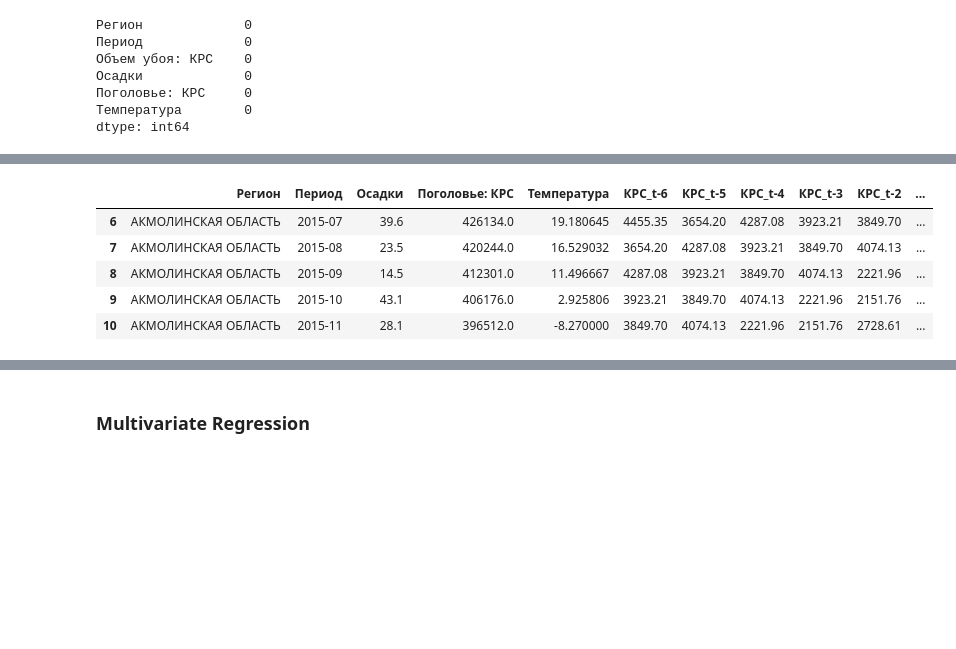
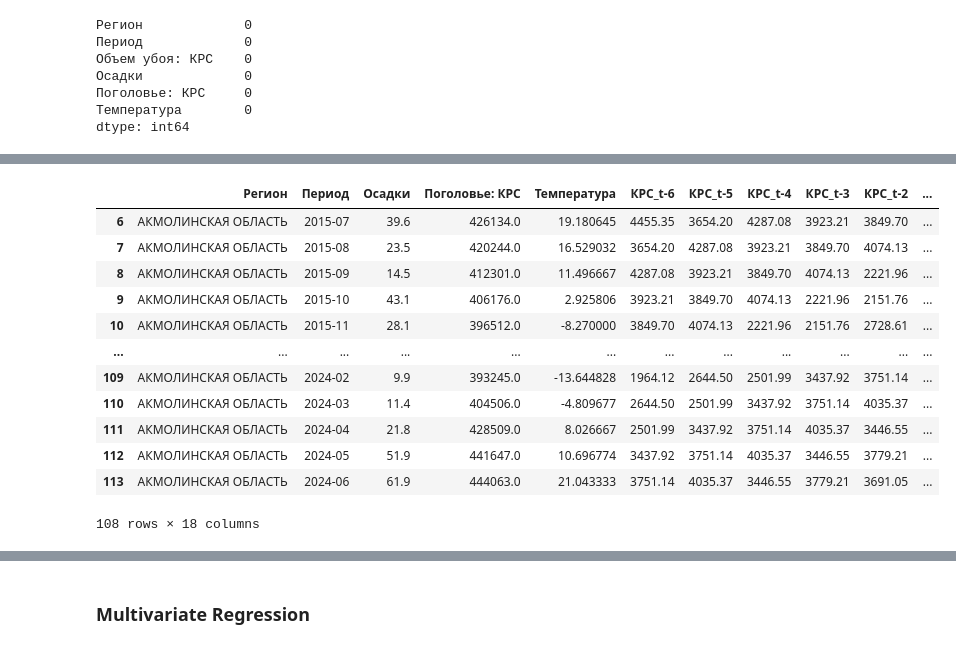
Before and after one commit to Madi147/ICC, a Jupyter notebook: Models/КРС/КРС_Akmola.ipynb, the cells around one changed output, grey strips where cells are left out. Drawn from its saved outputs; the diff is of its cells as text; code cells hidden in the pictures; blank space fills up the shorter version.

```diff
--- a/Models/КРС/КРС_Akmola.ipynb
+++ b/Models/КРС/КРС_Akmola.ipynb
@@ -111,30 +109,29 @@ plt.show()
 # %%
-# # Add lag features to your dataframe
-# for lag in range(1, 13):  # t-1 to t-4
-#     df_akmola[f"КРС_t-{lag}"] = df_akmola["Объем убоя: КРС"].shift(lag)
-
-# # Drop NA rows (due to lag creation)
-# df_akmola_lagged = df_akmola.dropna().copy()
-# df_akmola_lagged
-
 # Create lags (t-6 to t+6) for the target variable
 for lag in range(-6, 7):
     if lag < 0:
         df_akmola[f"КРС_t+{abs(lag)}"] = df_akmola["Объем убоя: КРС"].shift(lag)  # lead
     elif lag > 0:
         df_akmola[f"КРС_t-{lag}"] = df_akmola["Объем убоя: КРС"].shift(lag)
 
 # Drop NA rows caused by shifting
-df_akmola_lagged = df_akmola.dropna().copy()
-df_akmola_lagged = df_akmola_lagged[['Регион', 'Период', 'Осадки', 'Поголовье: КРС',
+df_akmola_lag = df_akmola.dropna().copy()
+df_akmola_lag = df_akmola_lag[['Регион', 'Период', 'Осадки', 'Поголовье: КРС',
        'Температура', 'КРС_t-6', 'КРС_t-5', 'КРС_t-4', 'КРС_t-3', 'КРС_t-2',
        'КРС_t-1', 'Объем убоя: КРС', 'КРС_t+1', 'КРС_t+2', 'КРС_t+3', 'КРС_t+4', 'КРС_t+5', 'КРС_t+6']]
-df_akmola_lagged.head()
+df_akmola_lag
 # %% [output]
 |  | Регион | Период | Осадки | Поголовье: КРС | Температура | КРС_t-6 | КРС_t-5 | КРС_t-4 | КРС_t-3 | КРС_t-2 | ... |
 | 6 | АКМОЛИНСКАЯ ОБЛАСТЬ | 2015-07 | 39.6 | 426134.0 | 19.180645 | 4455.35 | 3654.20 | 4287.08 | 3923.21 | 3849.70 | ... |
 | 7 | АКМОЛИНСКАЯ ОБЛАСТЬ | 2015-08 | 23.5 | 420244.0 | 16.529032 | 3654.20 | 4287.08 | 3923.21 | 3849.70 | 4074.13 | ... |
 | 8 | АКМОЛИНСКАЯ ОБЛАСТЬ | 2015-09 | 14.5 | 412301.0 | 11.496667 | 4287.08 | 3923.21 | 3849.70 | 4074.13 | 2221.96 | ... |
 | 9 | АКМОЛИНСКАЯ ОБЛАСТЬ | 2015-10 | 43.1 | 406176.0 | 2.925806 | 3923.21 | 3849.70 | 4074.13 | 2221.96 | 2151.76 | ... |
 | 10 | АКМОЛИНСКАЯ ОБЛАСТЬ | 2015-11 | 28.1 | 396512.0 | -8.270000 | 3849.70 | 4074.13 | 2221.96 | 2151.76 | 2728.61 | ... |
+| ... | ... | ... | ... | ... | ... | ... | ... | ... | ... | ... | ... |
+| 109 | АКМОЛИНСКАЯ ОБЛАСТЬ | 2024-02 | 9.9 | 393245.0 | -13.644828 | 1964.12 | 2644.50 | 2501.99 | 3437.92 | 3751.14 | ... |
+| 110 | АКМОЛИНСКАЯ ОБЛАСТЬ | 2024-03 | 11.4 | 404506.0 | -4.809677 | 2644.50 | 2501.99 | 3437.92 | 3751.14 | 4035.37 | ... |
+| 111 | АКМОЛИНСКАЯ ОБЛАСТЬ | 2024-04 | 21.8 | 428509.0 | 8.026667 | 2501.99 | 3437.92 | 3751.14 | 4035.37 | 3446.55 | ... |
+| 112 | АКМОЛИНСКАЯ ОБЛАСТЬ | 2024-05 | 51.9 | 441647.0 | 10.696774 | 3437.92 | 3751.14 | 4035.37 | 3446.55 | 3779.21 | ... |
+| 113 | АКМОЛИНСКАЯ ОБЛАСТЬ | 2024-06 | 61.9 | 444063.0 | 21.043333 | 3751.14 | 4035.37 | 3446.55 | 3779.21 | 3691.05 | ... |
+108 rows × 18 columns
 # %%
```
Also changed, not shown: parts of 27 cells of this notebook.
